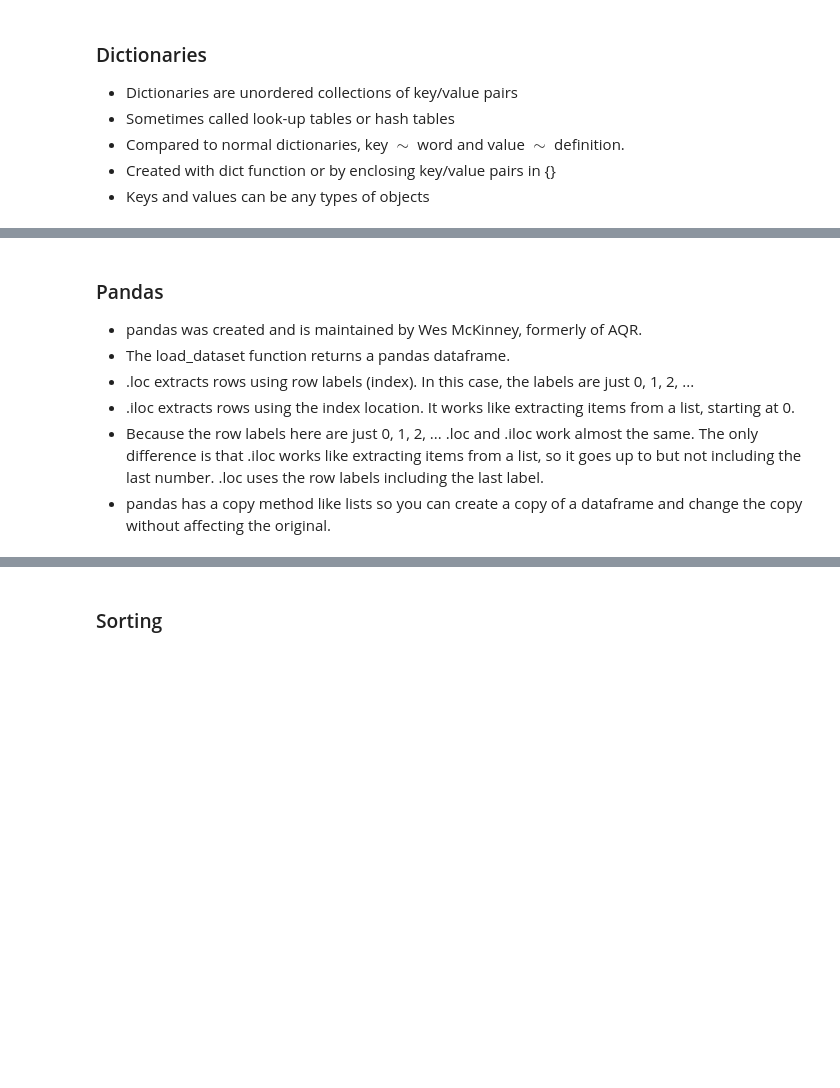
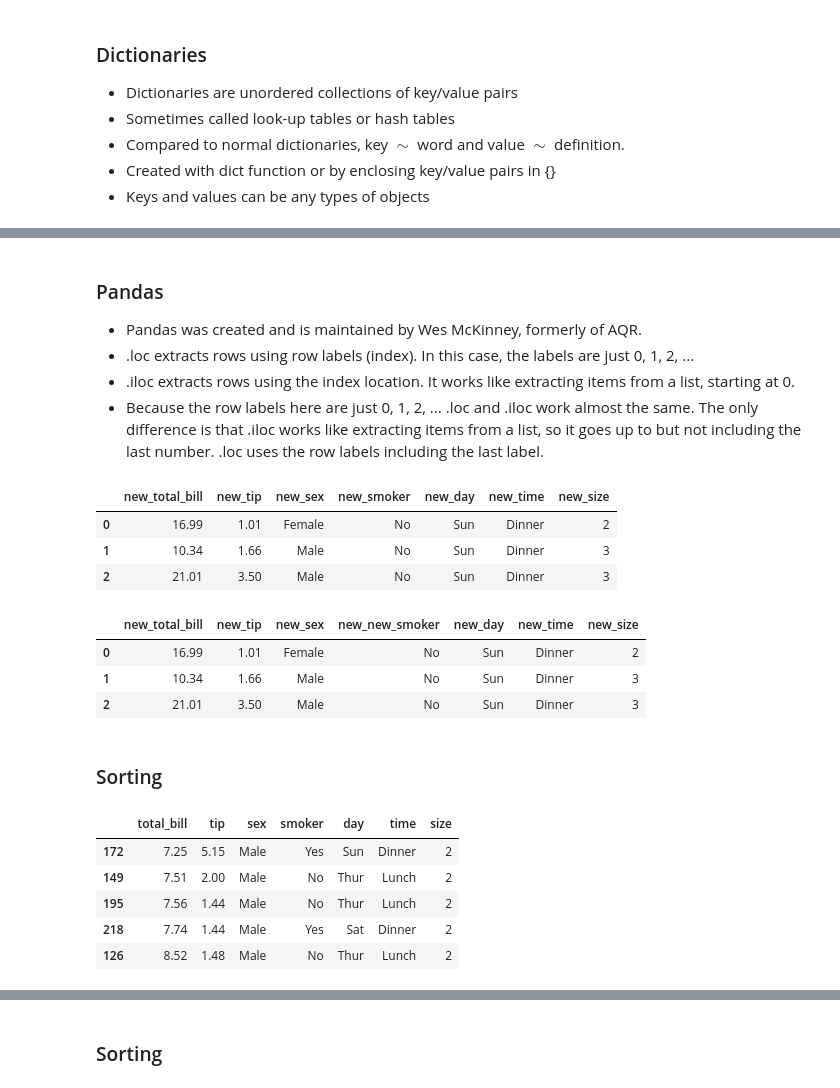
Before and after one commit to kerryback/busi520, a Jupyter notebook: Intro.ipynb, the cells around one changed output, grey strips where cells are left out. Cells and saved outputs as stored; diff of their text form; code cells hidden in the pictures; blank space fills up the shorter version.

```diff
--- a/Intro.ipynb
+++ b/Intro.ipynb
@@ -452,12 +438,10 @@ x = dict(a=1, b=2)
 # %% [markdown]
 ### Pandas
 
-* pandas was created and is maintained by Wes McKinney, formerly of AQR.
-* The load_dataset function returns a pandas dataframe.
+* Pandas was created and is maintained by Wes McKinney, formerly of AQR.
 * .loc extracts rows using row labels (index).  In this case, the labels are just 0, 1, 2, ...
 * .iloc extracts rows using the index location.  It works like extracting items from a list, starting at 0.
 * Because the row labels here are just 0, 1, 2, ... .loc and .iloc work almost the same.  The only difference is that .iloc works like extracting items from a list, so it goes up to but not including the last number.  .loc uses the row labels including the last label.
-* pandas has a copy method like lists so you can create a copy of a dataframe and change the copy without affecting the original.
 # %%
 tips = load_dataset("tips")
 # tips.info()
@@ -487 +471,30 @@ tips = load_dataset("tips")
 # tips[['total_bill', 'tip']].to_numpy()
+# %%
+tips2 = tips.copy()
+tips2.columns = ['new_' + c for c in tips2.columns]
+tips2.head(3)
+# %% [output]
+|  | new_total_bill | new_tip | new_sex | new_smoker | new_day | new_time | new_size |
+| 0 | 16.99 | 1.01 | Female | No | Sun | Dinner | 2 |
+| 1 | 10.34 | 1.66 | Male | No | Sun | Dinner | 3 |
+| 2 | 21.01 | 3.50 | Male | No | Sun | Dinner | 3 |
+# %%
+tips2 = tips2.rename(columns={'new_smoker': 'new_new_smoker'})
+tips2.head(3)
+# %% [output]
+|  | new_total_bill | new_tip | new_sex | new_new_smoker | new_day | new_time | new_size |
+| 0 | 16.99 | 1.01 | Female | No | Sun | Dinner | 2 |
+| 1 | 10.34 | 1.66 | Male | No | Sun | Dinner | 3 |
+| 2 | 21.01 | 3.50 | Male | No | Sun | Dinner | 3 |
+# %% [markdown]
+### Sorting
+# %%
+tips = tips.sort_values(by=['sex', 'total_bill'])
+tips.head()
+# %% [output]
+|  | total_bill | tip | sex | smoker | day | time | size |
+| 172 | 7.25 | 5.15 | Male | Yes | Sun | Dinner | 2 |
+| 149 | 7.51 | 2.00 | Male | No | Thur | Lunch | 2 |
+| 195 | 7.56 | 1.44 | Male | No | Thur | Lunch | 2 |
+| 218 | 7.74 | 1.44 | Male | Yes | Sat | Dinner | 2 |
+| 126 | 8.52 | 1.48 | Male | No | Thur | Lunch | 2 |
```
Also changed, not shown: parts of 105 cells of this notebook, 3 other files.
